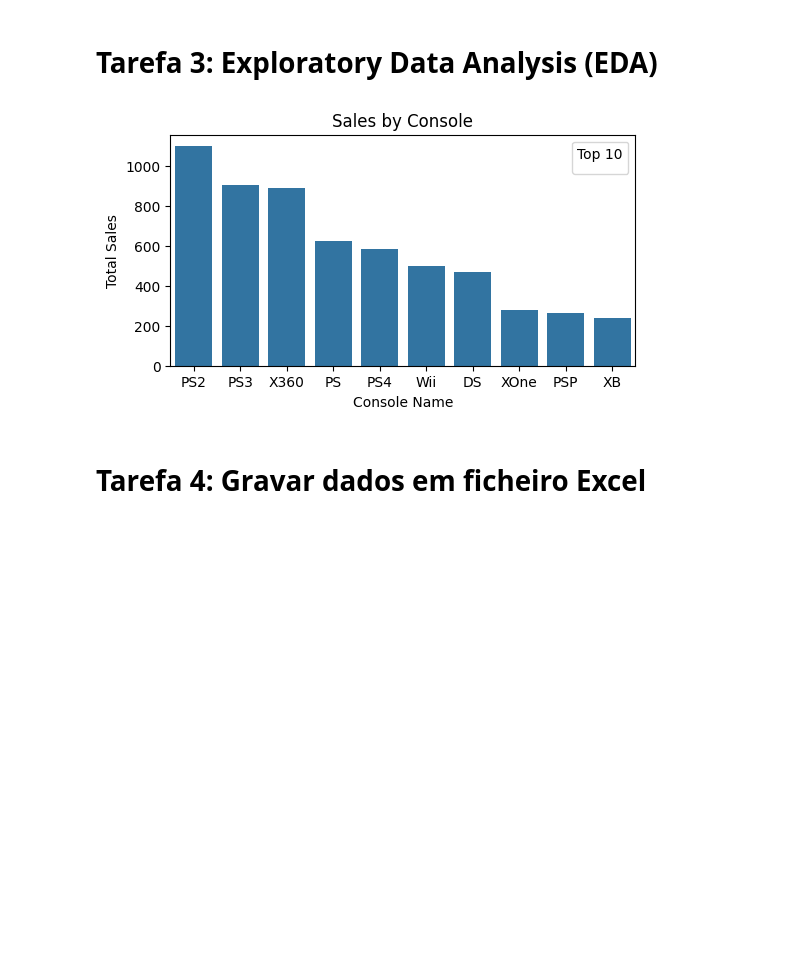
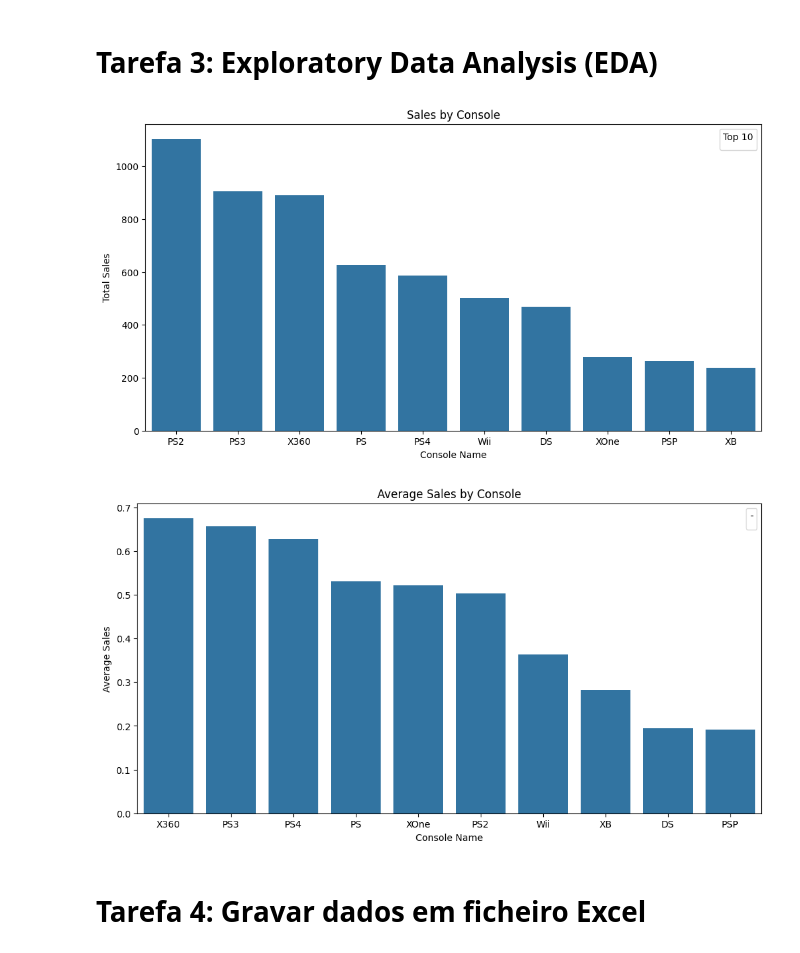
Before and after one commit to matheustristao/ppl_2425_group10, a Jupyter notebook: project_final.ipynb, the cells around one changed output. Drawn from its saved outputs; the diff is of its cells as text; code cells hidden in the pictures; blank space fills up the shorter version.

Commit message:
average

```diff
--- a/project_final.ipynb
+++ b/project_final.ipynb
@@ -126,9 +126,9 @@ def sum_column_by_group(df, column, *group_by_column, new_column_name='Sum'):
 
 def mean_column_by_group(df, column, *group_by_column, new_column_name='Average'):
     group_by_list = list(group_by_column)
+    df_mean_grouped = df.groupby(group_by_list)[column].mean().reset_index()
 
-    df_mean_grouped = df.groupby(group_by_list)[column].mean().reset_index()
-    df_mean_sorted = df_mean_grouped.sort_values(by=column, ascending = True).reset_index()
+    df_mean_sorted = df_mean_grouped.sort_values(by=column, ascending = False).reset_index()
     df_mean_sorted.rename(columns={column: new_column_name}, inplace = True)
     return df_mean_sorted
 # %%
@@ -170,7 +170,7 @@ def plot_trends(df, x_column, y_column, hue_column, title_name, xlabel_name, yla
 
 def plot_trends_bar(df, x_column, y_column, title_name, xlabel_name, ylabel_name, legend_name, image_name):
     # Set the plot size
-    plt.figure(figsize=(6, 3))
+    plt.figure(figsize=(12, 6))
 
     # Create a line plot
     sns.barplot(x=x_column,y=y_column,data=df)
@@ -184,8 +184,7 @@ def plot_trends_bar(df, x_column, y_column, title_name, xlabel_name, ylabel_name
     plt.legend(title=legend_name)
     plt.savefig(image_name)
 
-    # Show the plot
-    #plt.show()
+    plt.show()
 # %% [markdown]
 # Tarefa 1: Extração de dados
 # %%
@@ -204,10 +203,21 @@ file = fill_null(file, *list_columns_fill_nulls)
 # %%
 #percentage_by_platform = percentage_by_group(file,'Global_Sales','Platform','Total_Global_Sales')
 
+# Total de vendas por plataforma
 sum_global_by_platform = sum_column_by_group(file, 'Global_Sales', 'Platform', new_column_name='Total_Global_Sales')
-#mean_global_by_platform = mean_column_by_group(file, 'Global_Sales', 'Platform', 'Total_Global_Sales')
-plot_trends_bar(sum_global_by_platform.head(10), 'Platform', 'Total_Global_Sales', 'Sales by Console', 'Console Name', 'Total Sales','Top 10',top_10_sum_image)
+
+# Top 10 plataformas com mais vendas globais
+top_10_global_sales_platforms = sum_global_by_platform.head(10)
+
+# Aqui o file principal é filtrado somente por as 10 plataformas que mais venderam
+file_filtered_top_10_sales = file[file['Platform'].isin(top_10_global_sales_platforms['Platform'])]
+
+mean_global_by_platform = mean_column_by_group(file_filtered_top_10_sales, 'Global_Sales', 'Platform', new_column_name='Average_Global_Sales')
+
+plot_trends_bar(top_10_global_sales_platforms   , 'Platform', 'Total_Global_Sales', 'Sales by Console', 'Console Name', 'Total Sales','Top 10',top_10_sum_image)
+plot_trends_bar(mean_global_by_platform.head(10), 'Platform', 'Average_Global_Sales', 'Average Sales by Console', 'Console Name', 'Average Sales','-',top_10_sum_image)
 # %% [output]
-[figure, old version]
+[figure, new version]
+[figure, added]
 # %% [markdown]
 # Tarefa 4: Gravar dados em ficheiro Excel
```
Also changed, not shown: parts of 2 cells of this notebook, 2 other files.
